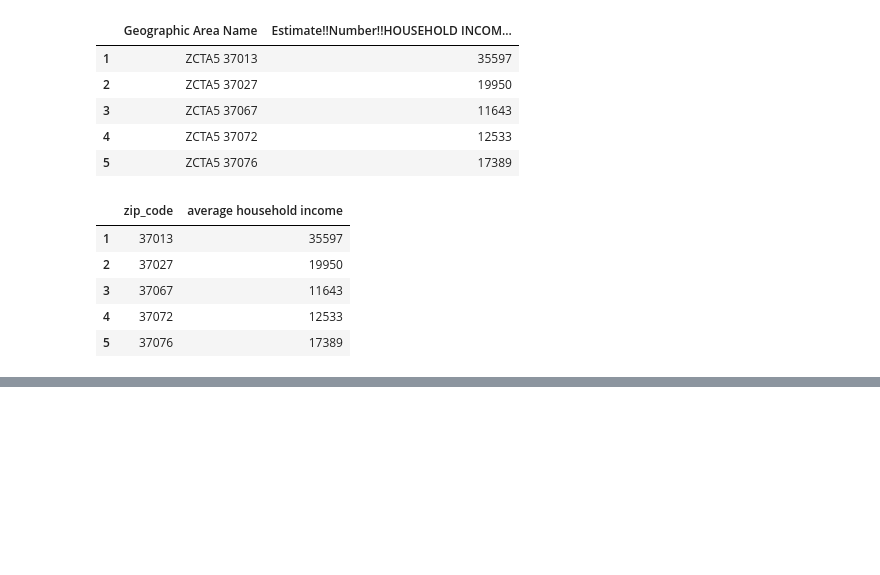
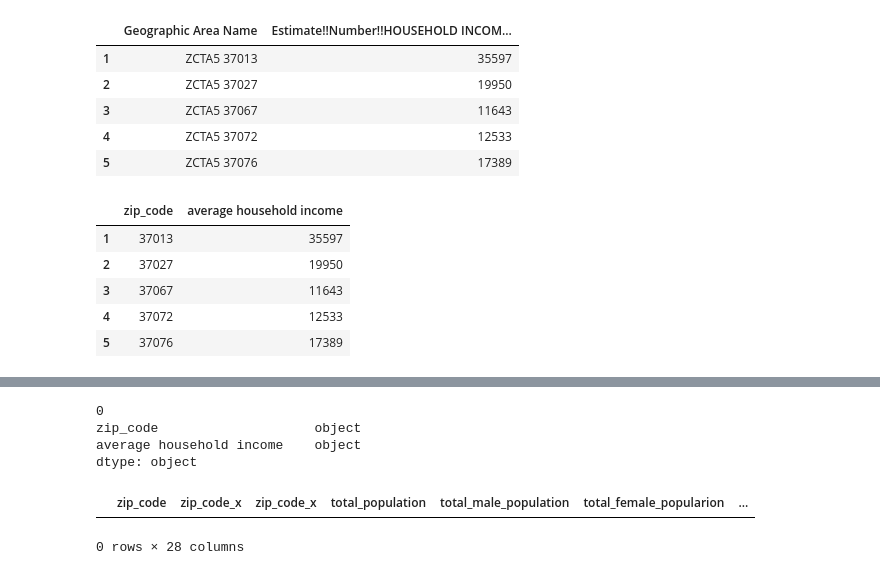
Before and after one commit to HannaKim4673/Beer_Restaurant_Success, a Jupyter notebook: Demographics_data.ipynb, the cells around one changed output, grey strips where cells are left out. Cells and saved outputs as stored; diff of their text form; code cells hidden in the pictures; blank space fills up the shorter version.

```diff
--- a/Demographics_data.ipynb
+++ b/Demographics_data.ipynb
@@ -374,3 +360,17 @@ merged_df.head()
+# %%
+income_df.dtypes
+# %% [output]
+0
+zip_code                    object
+average household income    object
+dtype: object
+# %%
+# join databases on zip code
+merged_df = demo_df.merge(edu_df, right_on='zip_code', left_index=True).merge(income_df, right_on="zip_code", left_index=True)
+merged_df.head()
+# %% [output]
+|  | zip_code | zip_code_x | zip_code_x | total_population | total_male_population | total_female_popularion | ... |
+0 rows × 28 columns
 # %%
 # export csv files
 #income_df.to_csv("Resources/income_data_clean.csv")
```
Also changed, not shown: parts of 16 cells of this notebook.
